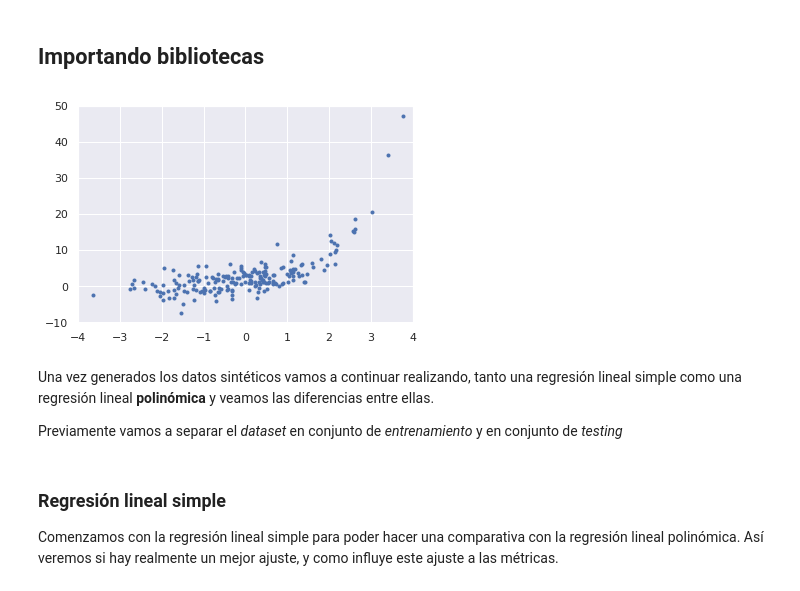
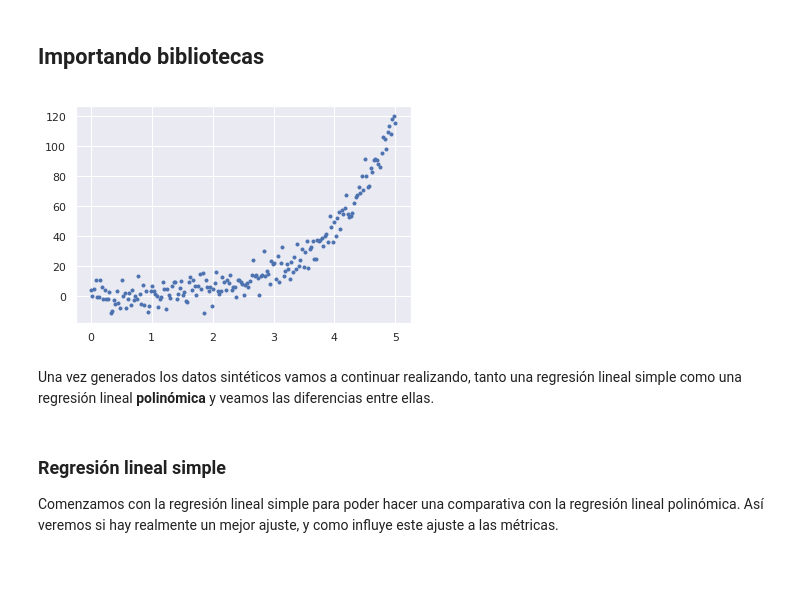
Before and after one commit to PablodelaCuesta/Machine_learning, a Jupyter notebook: Part_2_Regression (Supervised)/2_Polynomial_regression/Theory.ipynb, the cells around one changed output. Saved outputs shown, nothing was run; the diff lists cells and outputs as text; code cells hidden in the pictures.

```diff
--- a/Part_2_Regression (Supervised)/2_Polynomial_regression/Theory.ipynb
+++ b/Part_2_Regression (Supervised)/2_Polynomial_regression/Theory.ipynb
@@ -27,16 +27,14 @@ np.random.seed(42)
 # %%
 colores = ['#7fc97f', '#beaed4', '#fdc086', '#ffff99', '#386cb0']
 # %%
-X = 1.387 * np.random.randn(200)
-res = 2.4 * np.random.randn(200)
-y = res + 1.13 * np.exp(X)
+# Data
+X = np.linspace(0, 5, 200)
+res = 6.4 * np.random.randn(200)
+y = res + 0.83 * np.exp(X)
 plt.plot(X, y,
          marker='.', linestyle='none')
-plt.xlim([-4,4])
 plt.show()
 # %% [output]
-[figure, old version]
+[figure, new version]
 # %% [markdown]
 Una vez generados los datos sintéticos vamos a continuar realizando, tanto una regresión lineal simple como una regresión lineal **polinómica** y veamos las diferencias entre ellas.
-
-Previamente vamos a separar el *dataset* en conjunto de *entrenamiento* y en conjunto de *testing*
```
Also changed, not shown: parts of 10 cells of this notebook, 3 other files.
